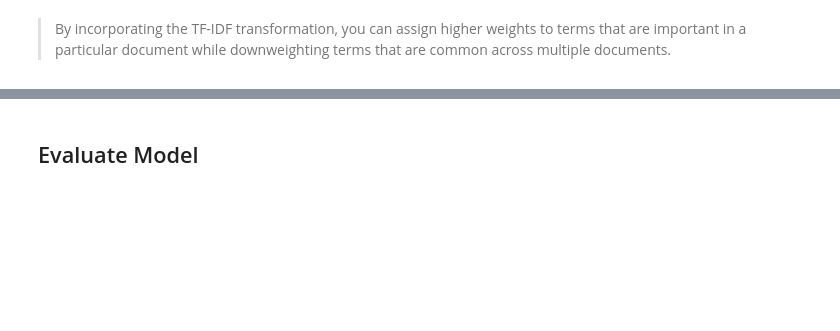
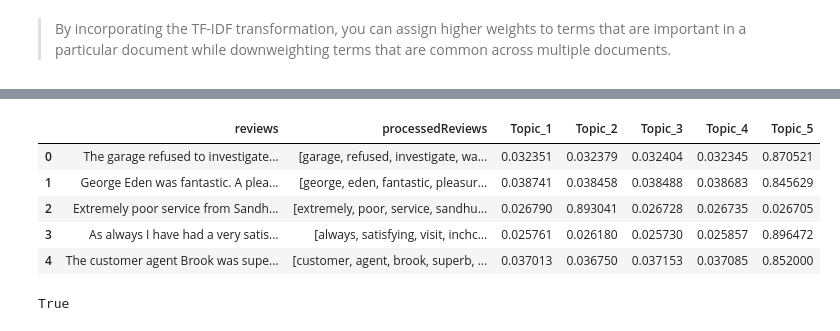
Before and after one commit to liannell/ASTART-NLP, a Jupyter notebook: LDA_carReviews.ipynb, the cells around one changed output, grey strips where cells are left out. Drawn from its saved outputs; the diff is of its cells as text; code cells hidden in the pictures; blank space fills up the shorter version.

```diff
--- a/LDA_carReviews.ipynb
+++ b/LDA_carReviews.ipynb
@@ -182,6 +216,6 @@ preprocessed_corpus = preprocessed_corpus.apply(lemmatize)
 corpus_bigrams = create_bigrams(preprocessed_corpus)
 
 # Create the dictionary and TF-IDF corpus with bigrams
-dictionary, tfidf_corpus = create_dict_tfidf(corpus_bigrams)
+dictionary, corpus_vecs, tfidf_model = create_dict(corpus_bigrams)
 # %% [markdown]
 > By incorporating the TF-IDF transformation, you can assign higher weights to terms that are important in a particular document while downweighting terms that are common across multiple documents.
@@ -208,8 +235,8 @@ def train_lda_model(corpus, num_topics):
 num_topics = 5
 
 # Train the LDA model
-lda_model_gensim = train_lda_model(tfidf_corpus, num_topics)
+lda_model_gensim = train_lda_model(corpus_vecs, num_topics)
 
 # Print the topics and their corresponding keywords
-for topic_id, topic_words in lda_model_gensim.print_topics():
-    print(f"Topic #{topic_id+1}: {topic_words}")
+# for topic_id, topic_words in lda_model_gensim.print_topics():
+#    print(f"Topic #{topic_id+1}: {topic_words}")
@@ -216,3 +263,16 @@ for topic_id, topic_words in lda_model_gensim.print_topics():
+# %%
+# Merge topics_df with existing reviews DataFrame
+processedReviews = preprocessed_corpus.rename('processedReviews')
+
+reviewsNtopics = pd.concat([reviews['reviews'], processedReviews, topics_df], axis=1)
+reviewsNtopics.head()
+# %% [output]
+|  | reviews | processedReviews | Topic_1 | Topic_2 | Topic_3 | Topic_4 | Topic_5 |
+| 0 | The garage refused to investigate... | [garage, refused, investigate, wa... | 0.032351 | 0.032379 | 0.032404 | 0.032345 | 0.870521 |
+| 1 | George Eden was fantastic. A plea... | [george, eden, fantastic, pleasur... | 0.038741 | 0.038458 | 0.038488 | 0.038683 | 0.845629 |
+| 2 | Extremely poor service from Sandh... | [extremely, poor, service, sandhu... | 0.026790 | 0.893041 | 0.026728 | 0.026735 | 0.026705 |
+| 3 | As always I have had a very satis... | [always, satisfying, visit, inchc... | 0.025761 | 0.026180 | 0.025730 | 0.025857 | 0.896472 |
+| 4 | The customer agent Brook was supe... | [customer, agent, brook, superb, ... | 0.037013 | 0.036750 | 0.037153 | 0.037085 | 0.852000 |
 # %%
 # Step 4: Analyze topics
 
@@ -229,12 +286,12 @@ import pyLDAvis
 import webbrowser
 
 # Visualize the topics
-vis_data = gensimvis.prepare(lda_model_gensim, tfidf_corpus, dictionary)
+vis_data = gensimvis.prepare(lda_model_gensim, corpus_vecs, dictionary)
 
 # Convert the document-topic assignments to a format suitable for visualization
-vis_data = pyLDAvis.gensim_models.prepare(lda_model_gensim, tfidf_corpus, dictionary)
+vis_data = pyLDAvis.gensim_models.prepare(lda_model_gensim, corpus_vecs, dictionary)
 
-pyLDAvis.save_html(vis_data, 'lda_visualization2.html')
+pyLDAvis.save_html(vis_data, 'lda_visualization.html')
 webbrowser.open('lda_visualization.html', new=2)
+# %% [output]
+True
-# %% [markdown]
-## Evaluate Model
```
Also changed, not shown: parts of 39 cells of this notebook, 4 other files.
